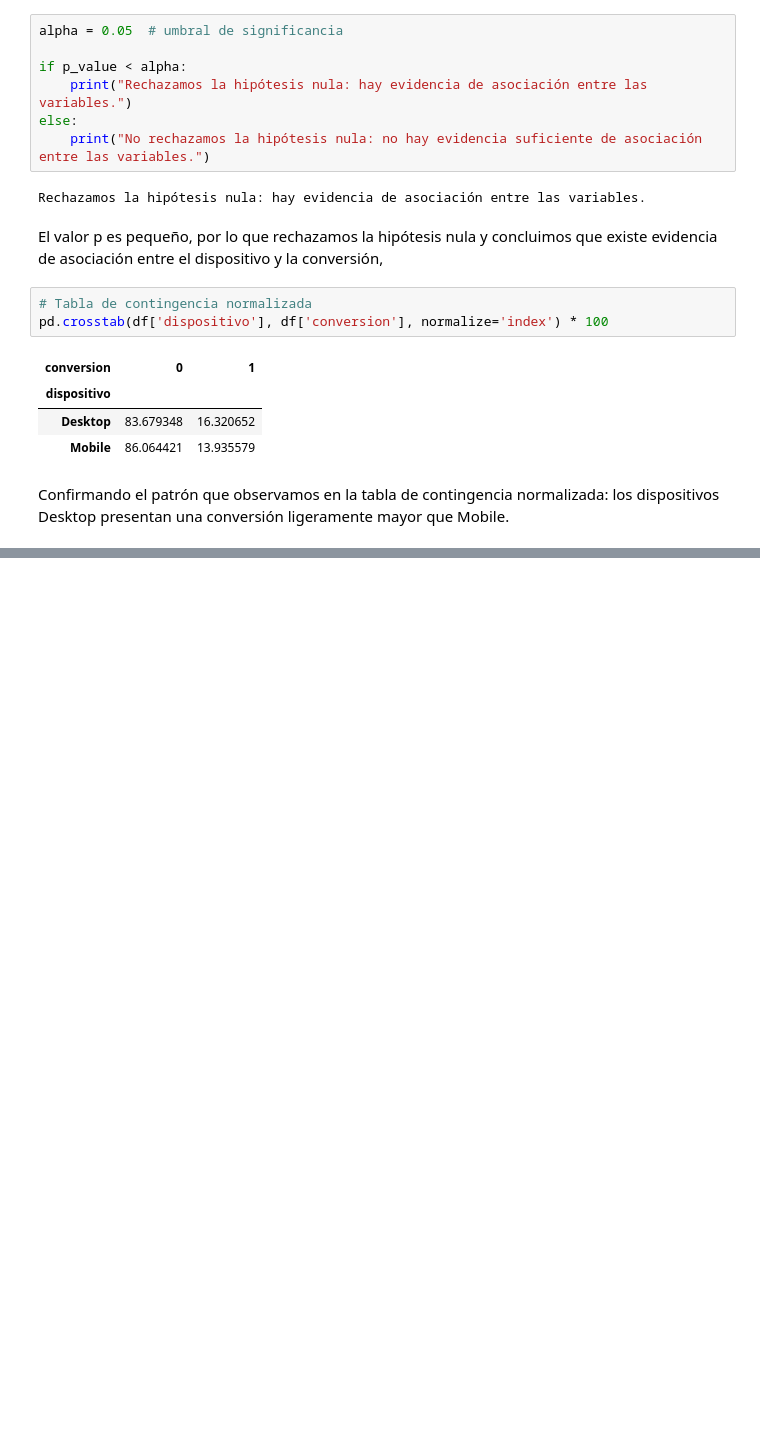
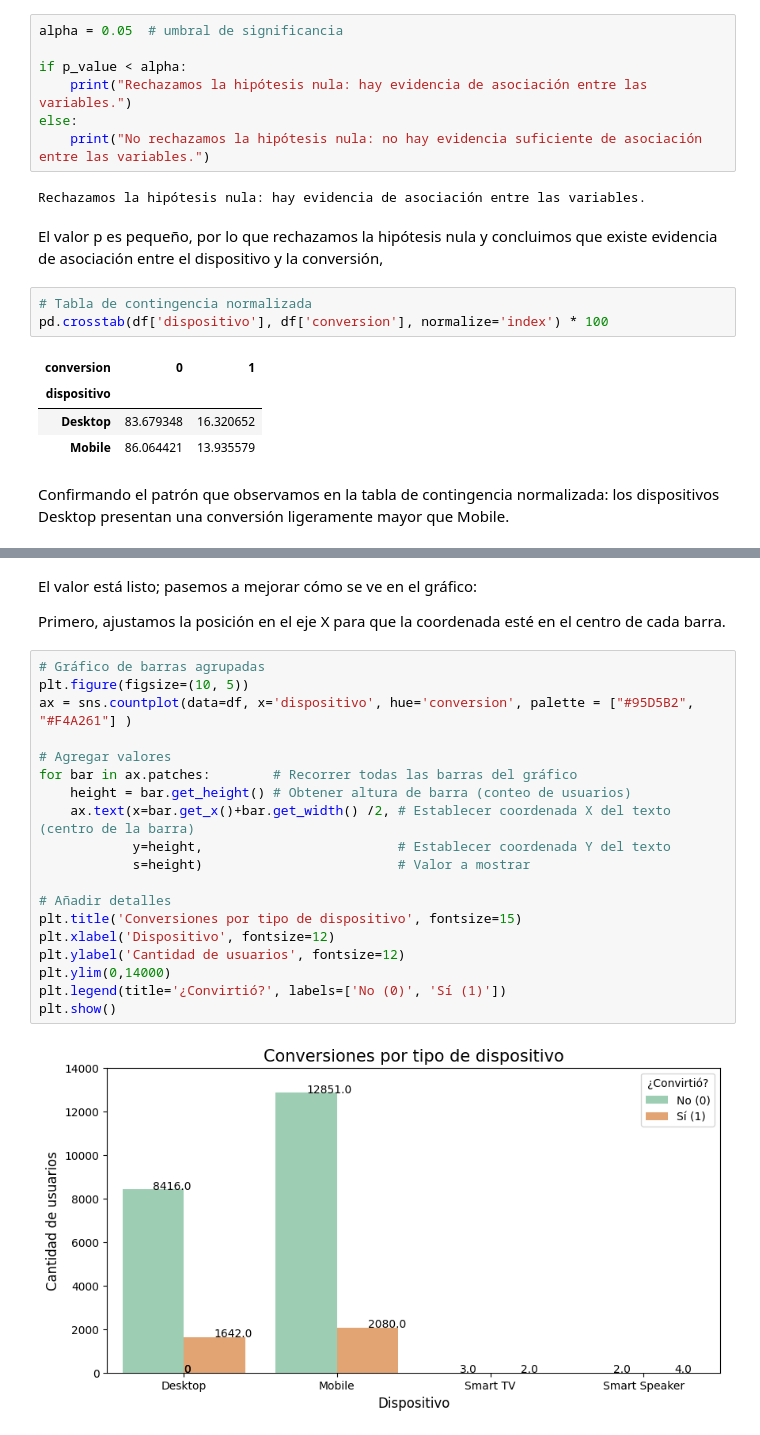
Before and after one commit to camiloch28/landing_experiment_synthetic-analysis, a Jupyter notebook: landing-experiment-analysis.ipynb, the cells around one changed output, grey strips where cells are left out. Drawn from its saved outputs; the diff is of its cells as text; blank space fills up the shorter version.

```diff
--- a/landing-experiment-analysis.ipynb
+++ b/landing-experiment-analysis.ipynb
@@ -693,0 +773,25 @@ Confirmando el patrón que observamos en la tabla de contingencia normalizada: l
+# %% [markdown]
+El valor está listo; pasemos a mejorar cómo se ve en el gráfico:
+
+Primero, ajustamos la posición en el eje X para que la coordenada esté en el centro de cada barra.
+# %%
+# Gráfico de barras agrupadas
+plt.figure(figsize=(10, 5))
+ax = sns.countplot(data=df, x='dispositivo', hue='conversion', palette = ["#95D5B2", "#F4A261"] )
+
+# Agregar valores
+for bar in ax.patches:        # Recorrer todas las barras del gráfico
+    height = bar.get_height() # Obtener altura de barra (conteo de usuarios)
+    ax.text(x=bar.get_x()+bar.get_width() /2, # Establecer coordenada X del texto (centro de la barra)
+            y=height,                         # Establecer coordenada Y del texto
+            s=height)                         # Valor a mostrar
+
+# Añadir detalles
+plt.title('Conversiones por tipo de dispositivo', fontsize=15)
+plt.xlabel('Dispositivo', fontsize=12)
+plt.ylabel('Cantidad de usuarios', fontsize=12)
+plt.ylim(0,14000)
+plt.legend(title='¿Convirtió?', labels=['No (0)', 'Sí (1)'])
+plt.show()
+# %% [output]
+[figure, added]
```
Also changed, not shown: parts of 24 cells of this notebook.
